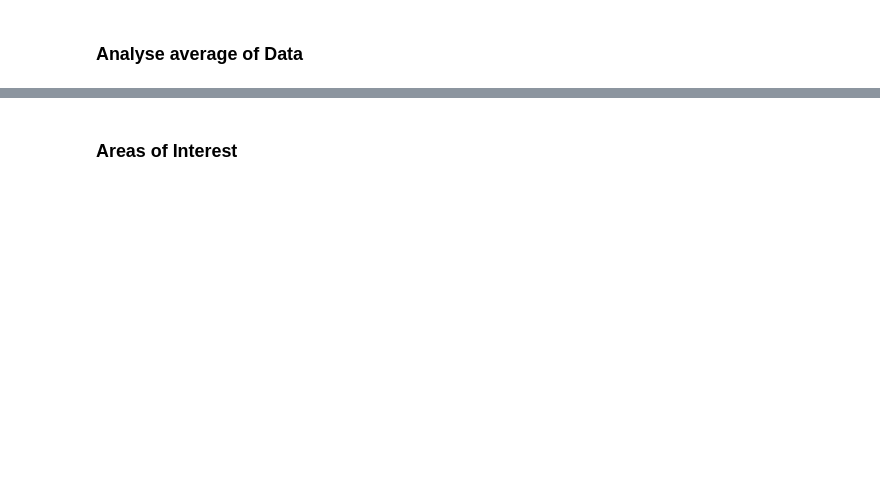
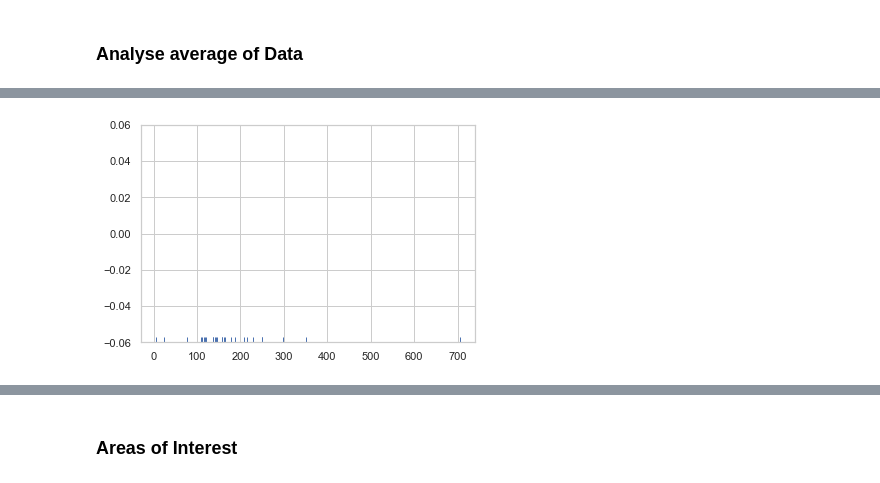
Before and after one commit to brains-on-code/REyeker, a Jupyter notebook: REyeker-DataAnalyses-Python/DataAnalysis-Pipeline.ipynb, the cells around one changed output, grey strips where cells are left out. Saved outputs shown, nothing was run; the diff lists cells and outputs as text; code cells hidden in the pictures; blank space fills up the shorter version.

```diff
--- a/REyeker-DataAnalyses-Python/DataAnalysis-Pipeline.ipynb
+++ b/REyeker-DataAnalyses-Python/DataAnalysis-Pipeline.ipynb
@@ -387,0 +359,5 @@ for idx, dataframe in enumerate(dataframes_without_outliers_wrong):
+# %%
+values = dataframes[0]["TIME042"].values.astype(float)
+sns.rugplot();
+# %% [output]
+[figure, added]
```
Also changed, not shown: parts of 13 cells of this notebook.
